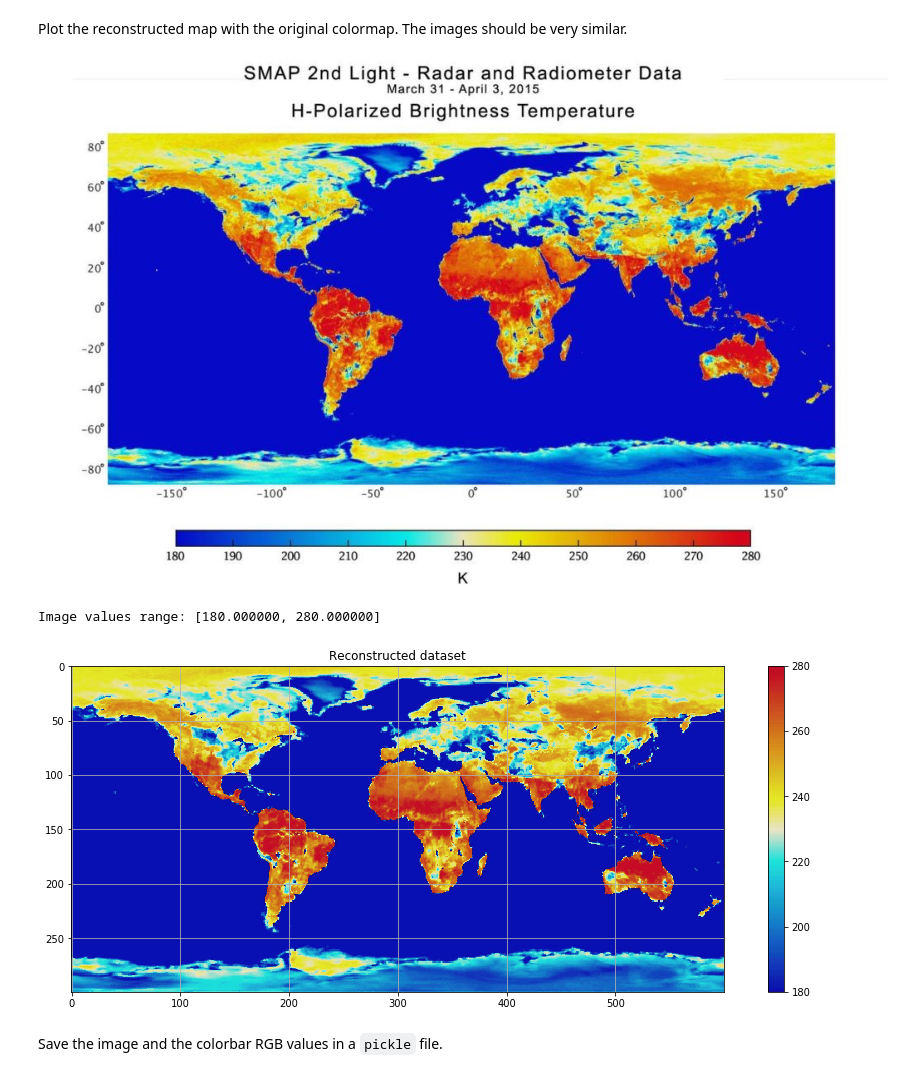
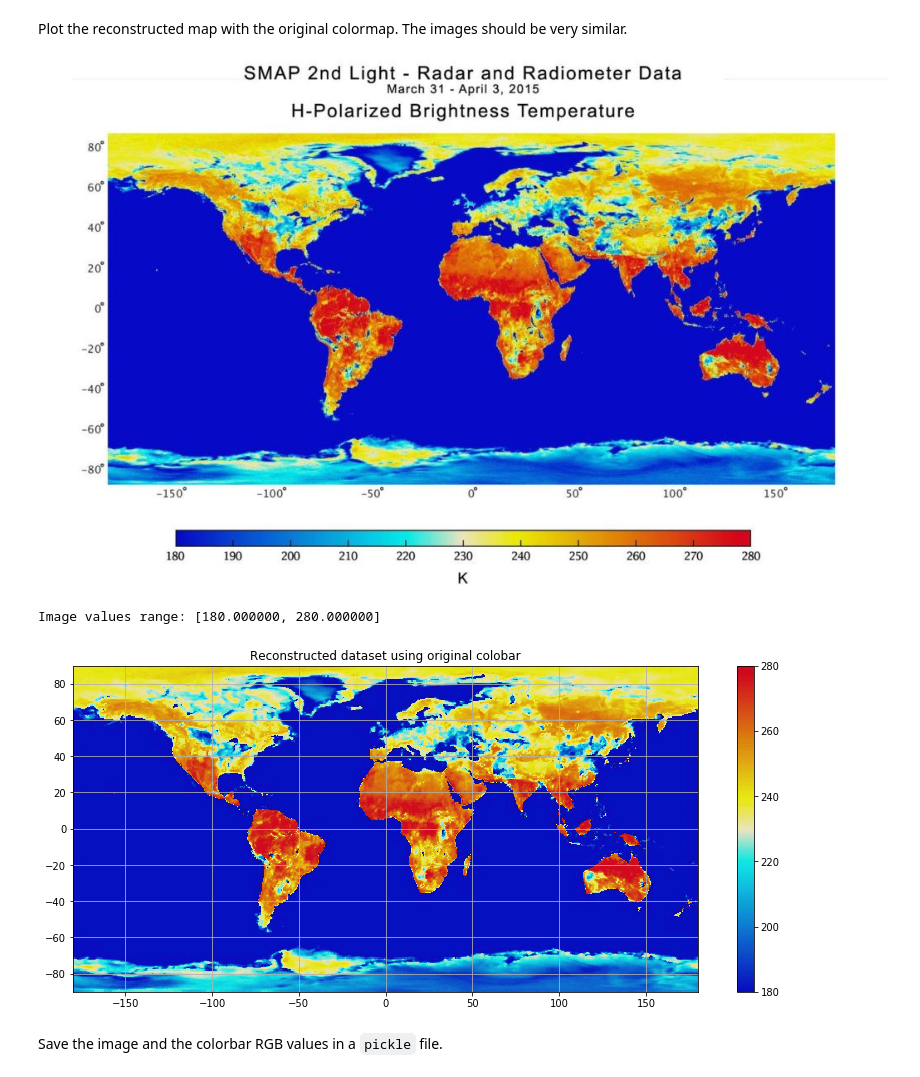
Before and after one commit to codacy-badger/imageslurper, a Jupyter notebook: imageslurper.ipynb, the cells around one changed output. Saved outputs shown, nothing was run; the diff lists cells and outputs as text; code cells hidden in the pictures.

```diff
--- a/imageslurper.ipynb
+++ b/imageslurper.ipynb
@@ -142,0 +133,4 @@ img = ax.imshow(err, cmap='viridis')
+# %%
+vmin, vmax = 180, 280
+reconstructed = reconstructed * (vmax - vmin) + vmin
+err = err * (vmax - vmin)
@@ -142,0 +139,17 @@ img = ax.imshow(err, cmap='viridis')
+# %%
+x = np.linspace(-180, 180, reconstructed.shape[1])
+y = np.linspace(90, -90, reconstructed.shape[0])
+X, Y = np.meshgrid(x,y)
+
+assert not np.any(np.isnan(reconstructed)), "No NaN values allowed."
+assert not np.any(np.isnan(err)), "No NaN values allowed."
+
+fig, ax = plt.subplots(figsize=(14,6))
+img = ax.pcolormesh(X, Y, reconstructed, cmap='viridis')
+ax.set_title('Reconstructed dataset')
+plt.colorbar(img,ax=ax)
+
+fig, ax = plt.subplots(figsize=(14,6))
+ax.set_title('Reconstruction error')
+img = ax.pcolormesh(X, Y, err, cmap='magma')
+plt.colorbar(img,ax=ax)
@@ -143,11 +160,11 @@ img = ax.imshow(err, cmap='viridis')
 # %% [markdown]
 Remove the tick marks; in areas where the error is larger than `thresh` replace the value by the median of its neighbours. Set the threshold value as low as possible to capture the tick marks extending into the plot area, but not the interior of the plot.
 # %%
-error_threshold=.20
+error_threshold=15
 
-fig, ax = plt.subplots(1, 1, figsize=(18,9))
-ax.set_title('Reconstruction error')
-img = ax.imshow(1.0 * (err > error_threshold), cmap='viridis')
+fig, ax = plt.subplots(1, 1, figsize=(14,6))
+ax.set_title('Bad pixels')
+img = ax.imshow(1.0 * (err > error_threshold), cmap='magma')
 fig.colorbar(img, ax=ax)
 # %% [output]
 <matplotlib.colorbar.Colorbar at 0x...>
@@ -178,30 +193,29 @@ Scale the image to the expected by setting `vmin` and `vmax` to the values indic
-# %%
-vmin, vmax = 180, 280
-filled = filled * (vmax - vmin) + vmin
 # %% [markdown]
 Plot the reconstructed map with the original colormap. The images should be very similar.
 # %%
 IPython.display.display(full_image)
 
 if np.any(np.isnan(filled)):
     print("Some NaN values could not be filled.")
 
-fig, ax = plt.subplots(figsize=(16,6))
+fig, ax = plt.subplots(figsize=(14,6))
 original_colormap = ListedColormap(colorbar_rgb/255)
-img = ax.imshow(filled, cmap=original_colormap, vmin=vmin, vmax=vmax)
+img = ax.pcolormesh(X, Y, filled, cmap=original_colormap, vmin=vmin, vmax=vmax)
 print("Image values range: [%f, %f]" % (filled.min(), filled.max()))
 ax.grid(True)
+# ax.invert_yaxis()
+
 fig.colorbar(img)
-plt.title('Reconstructed dataset')
+plt.title('Reconstructed dataset using original colobar')
 
 
 plt.savefig(basename(file) + ".reconstructed.png")
 
 plt.show()
 # %% [output]
 [figure]
 Image values range: [180.000000, 280.000000]
-[figure, old version]
+[figure, new version]
 # %% [markdown]
 Save the image and the colorbar RGB values in a `pickle` file.
 # %%
```
Also changed, not shown: parts of 9 cells of this notebook, 5 other files.
